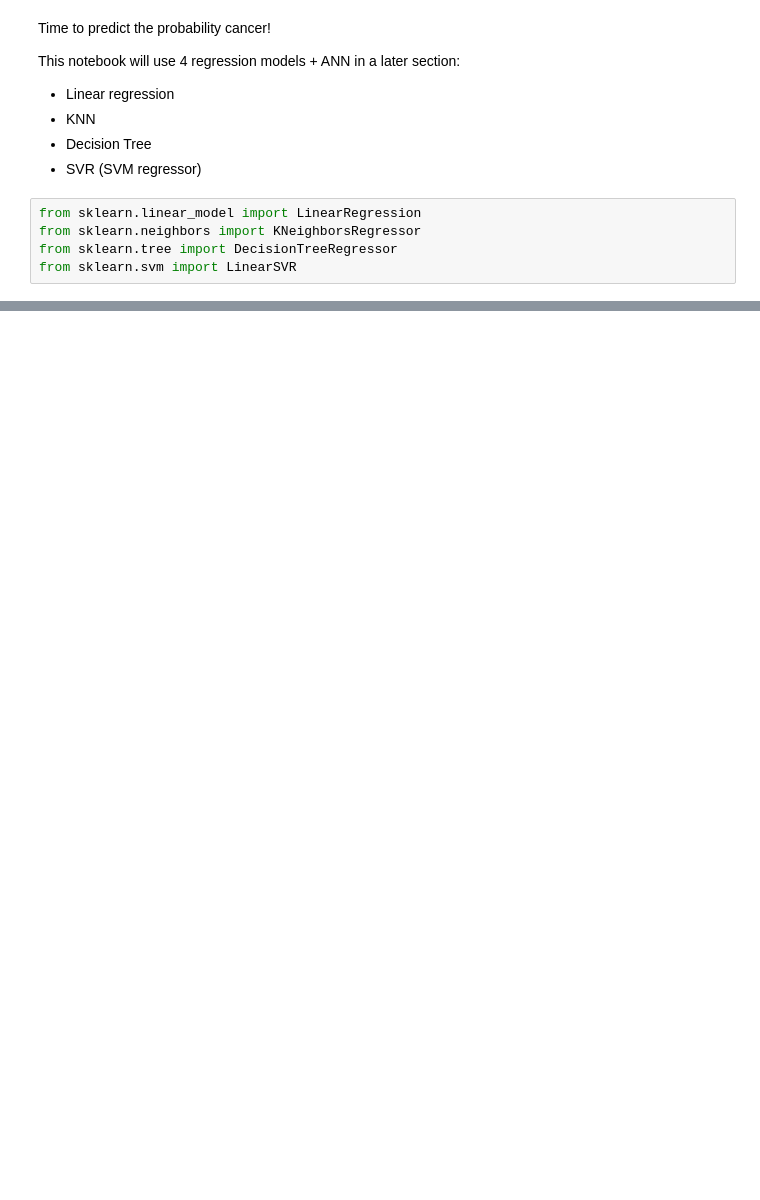
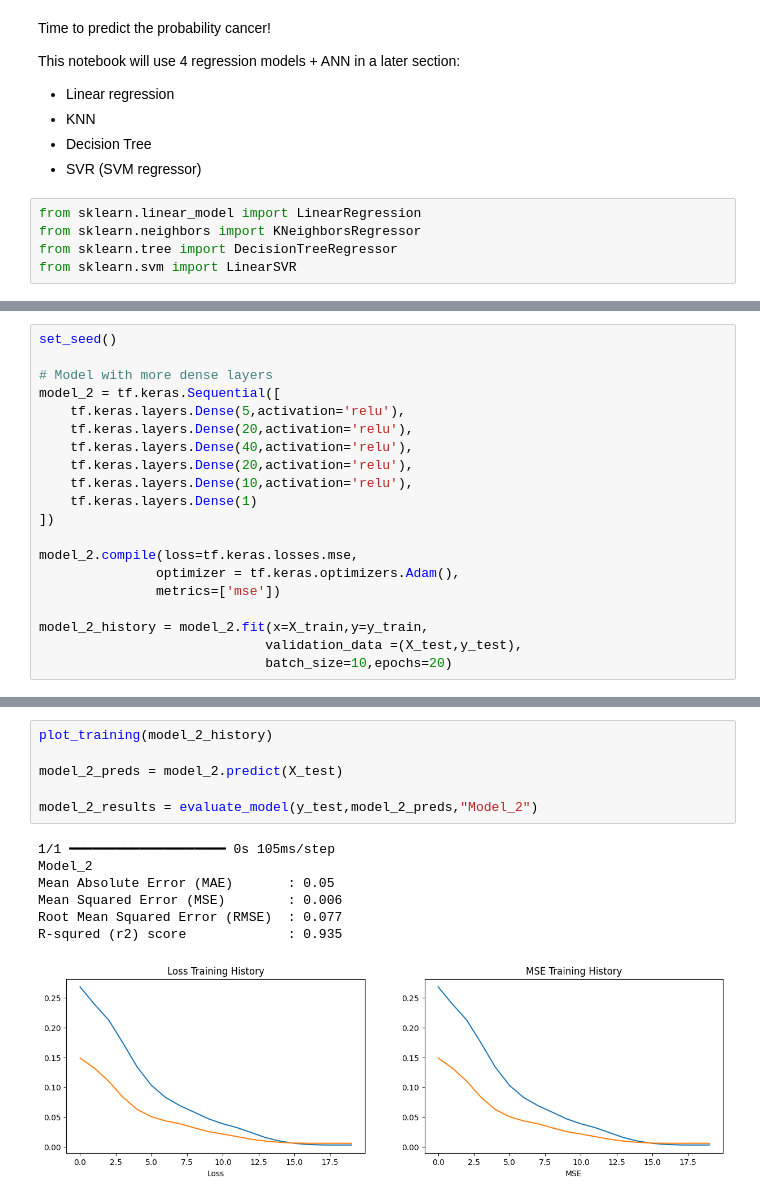
Before and after one commit to leonyi4/dataScienceProjects, a Jupyter notebook: Regression/Cancer-Prediction.ipynb, the cells around one changed output, grey strips where cells are left out. Cells and saved outputs as stored; diff of their text form; blank space fills up the shorter version.

```diff
--- a/Regression/Cancer-Prediction.ipynb
+++ b/Regression/Cancer-Prediction.ipynb
@@ -340,0 +481,20 @@ for index,i in enumerate(preds):
+# %%
+set_seed()
+
+# Model with more dense layers
+model_2 = tf.keras.Sequential([
+    tf.keras.layers.Dense(5,activation='relu'),
+    tf.keras.layers.Dense(20,activation='relu'),
+    tf.keras.layers.Dense(40,activation='relu'),
+    tf.keras.layers.Dense(20,activation='relu'),
+    tf.keras.layers.Dense(10,activation='relu'),
+    tf.keras.layers.Dense(1)
+])
+
+model_2.compile(loss=tf.keras.losses.mse,
+               optimizer = tf.keras.optimizers.Adam(),
+               metrics=['mse'])
+
+model_2_history = model_2.fit(x=X_train,y=y_train,
+                             validation_data =(X_test,y_test),
+                             batch_size=10,epochs=20)
@@ -340,0 +519,14 @@ for index,i in enumerate(preds):
+# %%
+plot_training(model_2_history)
+
+model_2_preds = model_2.predict(X_test)
+
+model_2_results = evaluate_model(y_test,model_2_preds,"Model_2")
+# %% [output]
+1/1 ━━━━━━━━━━━━━━━━━━━━ 0s 105ms/step
+Model_2
+Mean Absolute Error (MAE)       : 0.05
+Mean Squared Error (MSE)        : 0.006
+Root Mean Squared Error (RMSE)  : 0.077
+R-squred (r2) score             : 0.935
+[figure, added]
```
Also changed, not shown: parts of 27 cells of this notebook.
